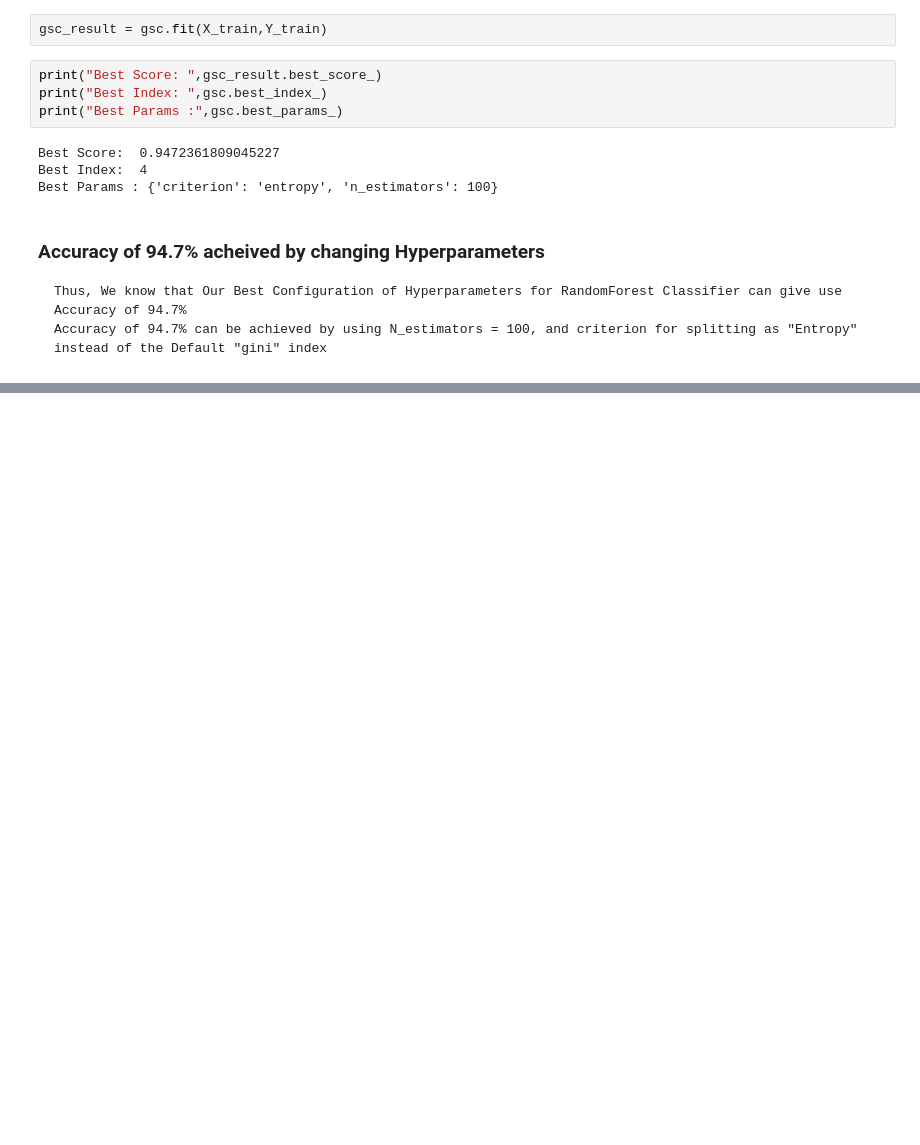
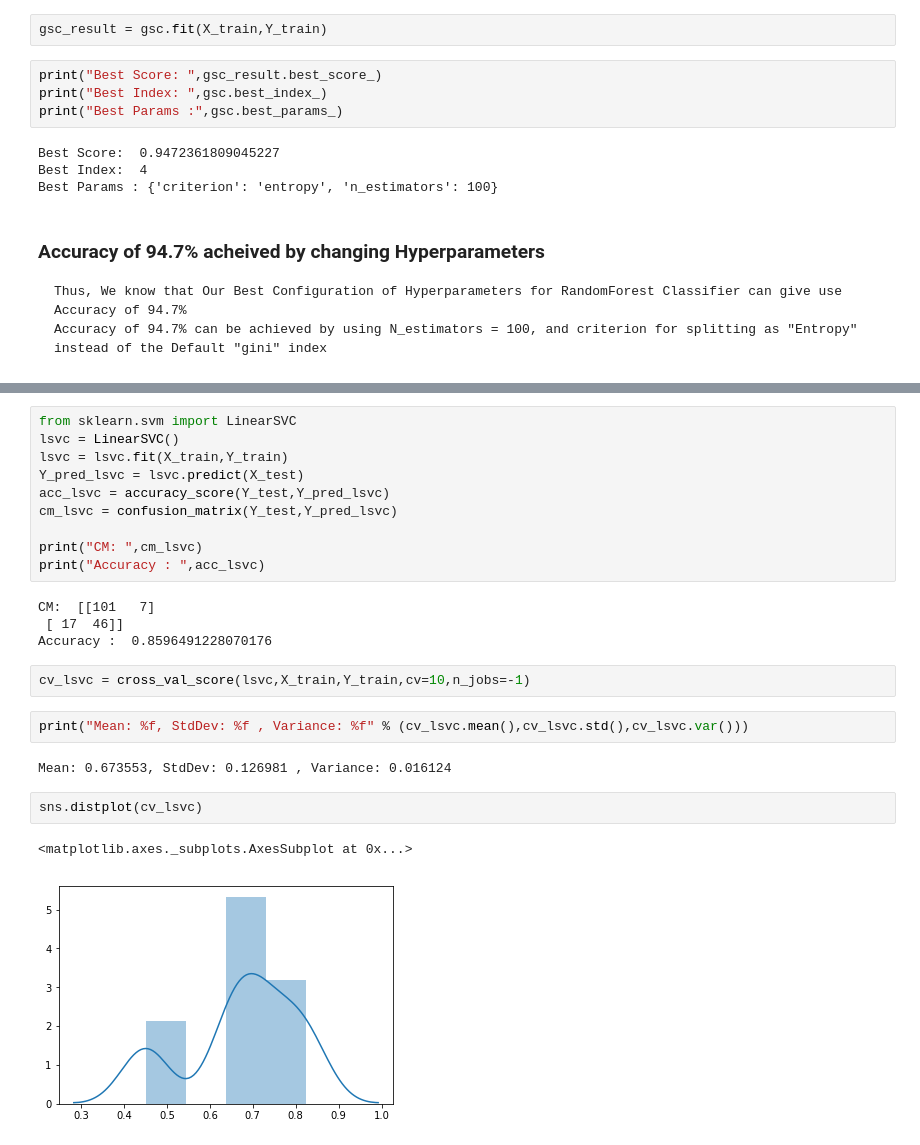
Before and after one commit to shenoyrahul444/Breast-Cancer-Detection, a Jupyter notebook: Breast Cancer Detection.ipynb, the cells around one changed output, grey strips where cells are left out. Saved outputs shown, nothing was run; the diff lists cells and outputs as text; blank space fills up the shorter version.

```diff
--- a/Breast Cancer Detection.ipynb
+++ b/Breast Cancer Detection.ipynb
@@ -334,0 +515,25 @@ Best Params : {'criterion': 'entropy', 'n_estimators': 100}
+# %%
+from sklearn.svm import LinearSVC
+lsvc = LinearSVC()
+lsvc = lsvc.fit(X_train,Y_train)
+Y_pred_lsvc = lsvc.predict(X_test)
+acc_lsvc = accuracy_score(Y_test,Y_pred_lsvc)
+cm_lsvc = confusion_matrix(Y_test,Y_pred_lsvc)
+
+print("CM: ",cm_lsvc)
+print("Accuracy : ",acc_lsvc)
+# %% [output]
+CM:  [[101   7]
+ [ 17  46]]
+Accuracy :  0.8596491228070176
+# %%
+cv_lsvc = cross_val_score(lsvc,X_train,Y_train,cv=10,n_jobs=-1)
+# %%
+print("Mean: %f, StdDev: %f , Variance: %f" % (cv_lsvc.mean(),cv_lsvc.std(),cv_lsvc.var()))
+# %% [output]
+Mean: 0.673553, StdDev: 0.126981 , Variance: 0.016124
+# %%
+sns.distplot(cv_lsvc)
+# %% [output]
+<matplotlib.axes._subplots.AxesSubplot at 0x...>
+[figure, added]
```
Also changed, not shown: parts of 37 cells of this notebook.
